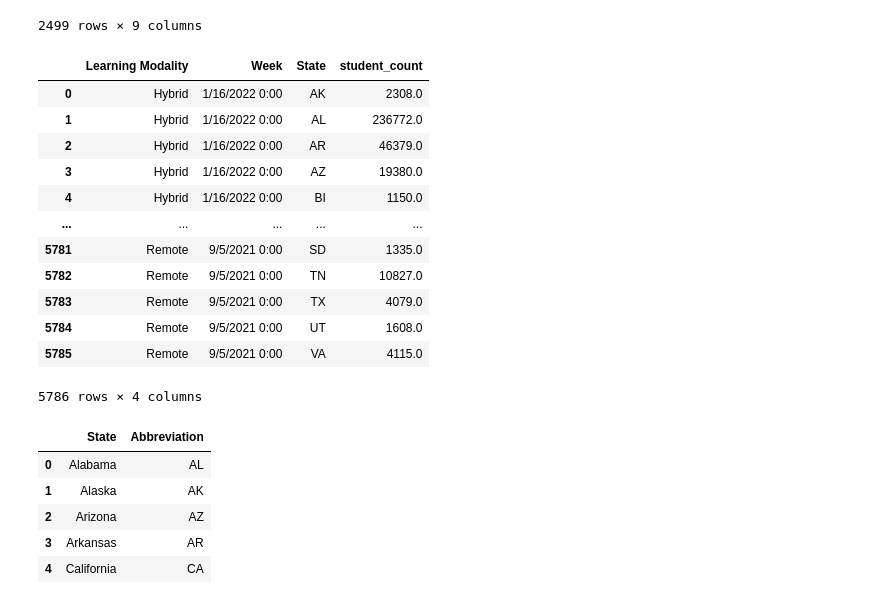
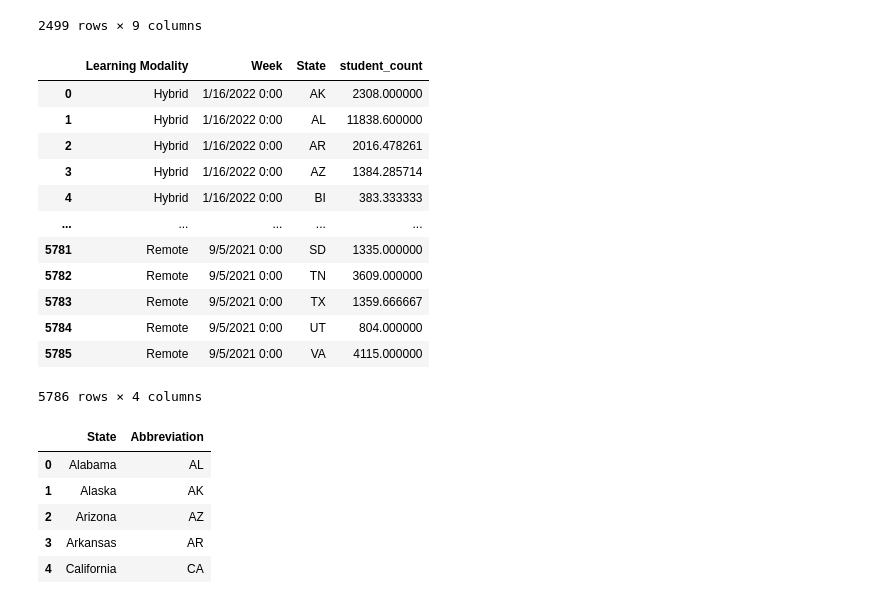
Before and after one commit to uzmabb182/Data602_Assignments, a Jupyter notebook: Final_Project_Data_602/data_602_final_project.ipynb, the cells around one changed output. Saved outputs shown, nothing was run; the diff lists cells and outputs as text; code cells hidden in the pictures.

```diff
--- a/Final_Project_Data_602/data_602_final_project.ipynb
+++ b/Final_Project_Data_602/data_602_final_project.ipynb
@@ -93,21 +93,21 @@ modality_df.loc[modality_df['State'] == 'AK']
 2499 rows × 9 columns
 # %%
 # Groupby one column and return the mean of only particular column in the group.
-modality_df = modality_df.groupby(['Learning Modality', 'Week', 'State'], as_index=False).agg(student_count= ('Student Count','sum'))
+modality_df = modality_df.groupby(['Learning Modality', 'Week', 'State'], as_index=False).agg(student_count= ('Student Count','mean'))
 modality_df
 # %% [output]
 |  | Learning Modality | Week | State | student_count |
-| 0 | Hybrid | 1/16/2022 0:00 | AK | 2308.0 |
-| 1 | Hybrid | 1/16/2022 0:00 | AL | 236772.0 |
-| 2 | Hybrid | 1/16/2022 0:00 | AR | 46379.0 |
-| 3 | Hybrid | 1/16/2022 0:00 | AZ | 19380.0 |
-| 4 | Hybrid | 1/16/2022 0:00 | BI | 1150.0 |
+| 0 | Hybrid | 1/16/2022 0:00 | AK | 2308.000000 |
+| 1 | Hybrid | 1/16/2022 0:00 | AL | 11838.600000 |
+| 2 | Hybrid | 1/16/2022 0:00 | AR | 2016.478261 |
+| 3 | Hybrid | 1/16/2022 0:00 | AZ | 1384.285714 |
+| 4 | Hybrid | 1/16/2022 0:00 | BI | 383.333333 |
 | ... | ... | ... | ... | ... |
-| 5781 | Remote | 9/5/2021 0:00 | SD | 1335.0 |
-| 5782 | Remote | 9/5/2021 0:00 | TN | 10827.0 |
-| 5783 | Remote | 9/5/2021 0:00 | TX | 4079.0 |
-| 5784 | Remote | 9/5/2021 0:00 | UT | 1608.0 |
-| 5785 | Remote | 9/5/2021 0:00 | VA | 4115.0 |
+| 5781 | Remote | 9/5/2021 0:00 | SD | 1335.000000 |
+| 5782 | Remote | 9/5/2021 0:00 | TN | 3609.000000 |
+| 5783 | Remote | 9/5/2021 0:00 | TX | 1359.666667 |
+| 5784 | Remote | 9/5/2021 0:00 | UT | 804.000000 |
+| 5785 | Remote | 9/5/2021 0:00 | VA | 4115.000000 |
 5786 rows × 4 columns
 # %%
 csv_path = 'https://raw.githubusercontent.com/jasonong/List-of-US-States/master/states.csv'
```
Also changed, not shown: parts of 12 cells of this notebook, 2 other files.
